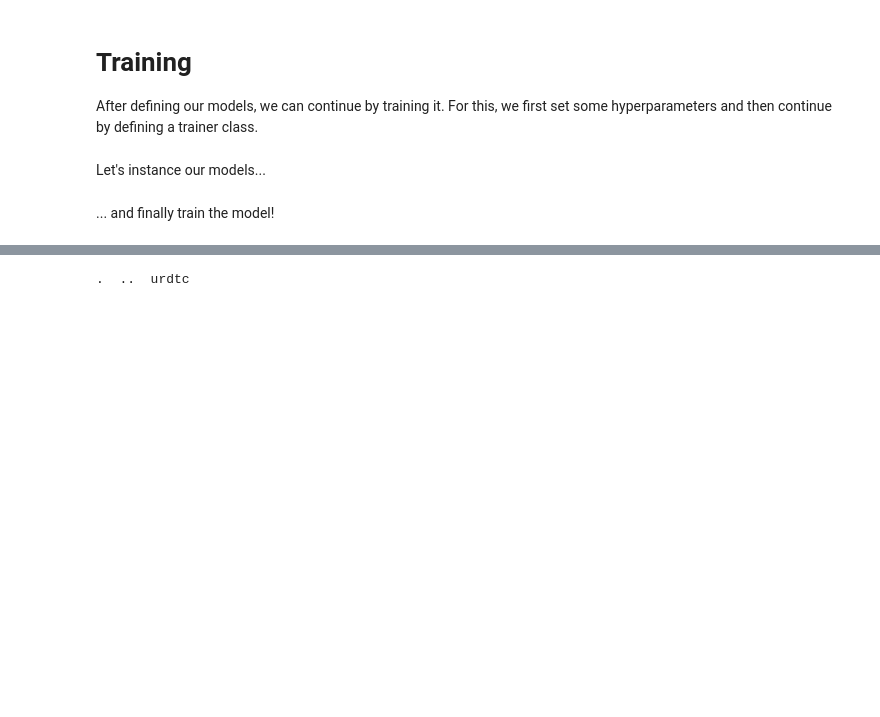
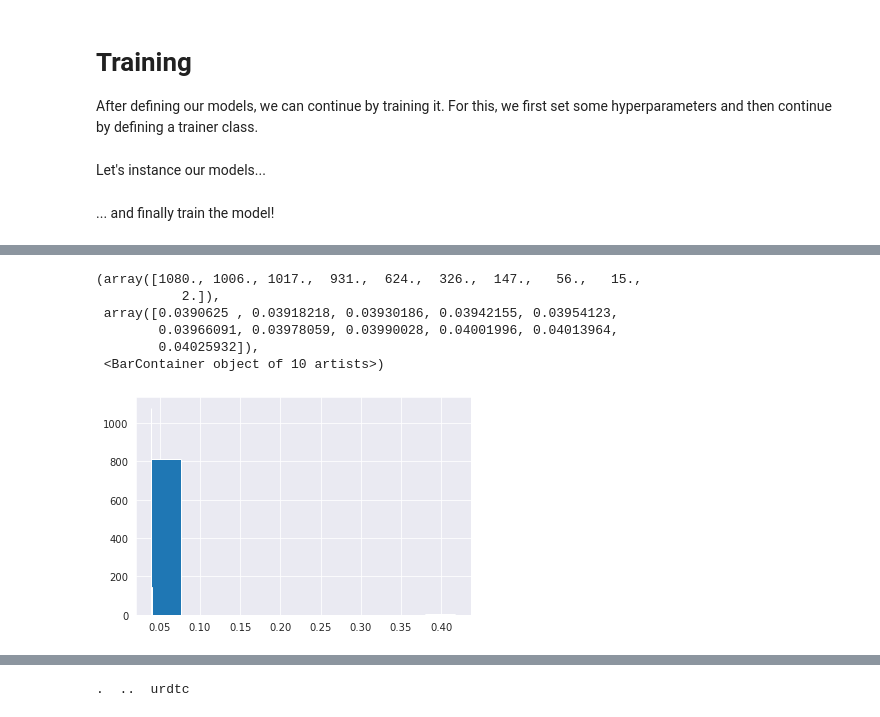
Before and after one commit to stefanwezel/urdtc, a Jupyter notebook: uRDTC.ipynb, the cells around one changed output, grey strips where cells are left out. Drawn from its saved outputs; the diff is of its cells as text; code cells hidden in the pictures; blank space fills up the shorter version.

```diff
--- a/uRDTC.ipynb
+++ b/uRDTC.ipynb
@@ -1622,3 +1848,14 @@ Accuracy (test), Top1: 76.16%, Top5: 91.44%
+# %%
+plt.hist(unseen_sigmas)
+plt.hist(seen_sigmas)
+# %% [output]
+(array([1080., 1006., 1017.,  931.,  624.,  326.,  147.,   56.,   15.,
+           2.]),
+ array([0.0390625 , 0.03918218, 0.03930186, 0.03942155, 0.03954123,
+        0.03966091, 0.03978059, 0.03990028, 0.04001996, 0.04013964,
+        0.04025932]),
+ <BarContainer object of 10 artists>)
+[figure, added]
 # %%
 print(trainer.mean_attr_accs)
 print()
```
Also changed, not shown: parts of 12 cells of this notebook, 3 other files.
